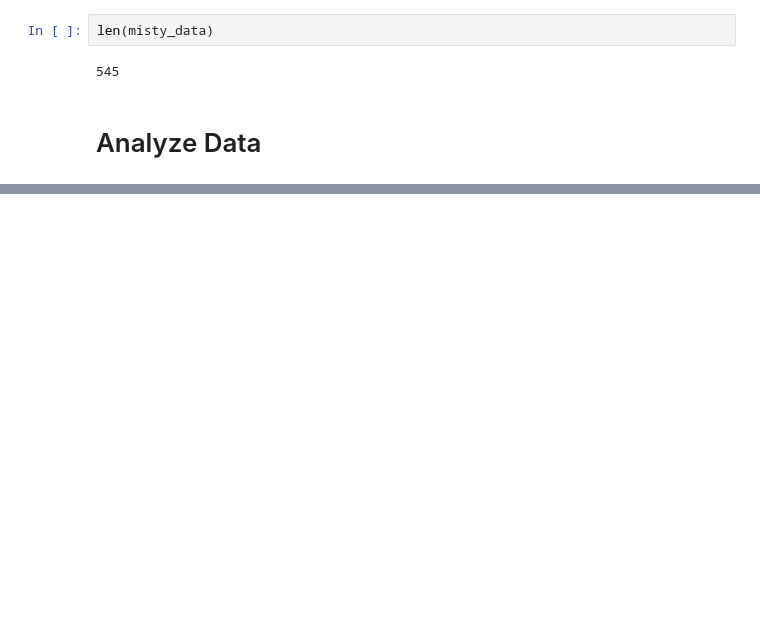
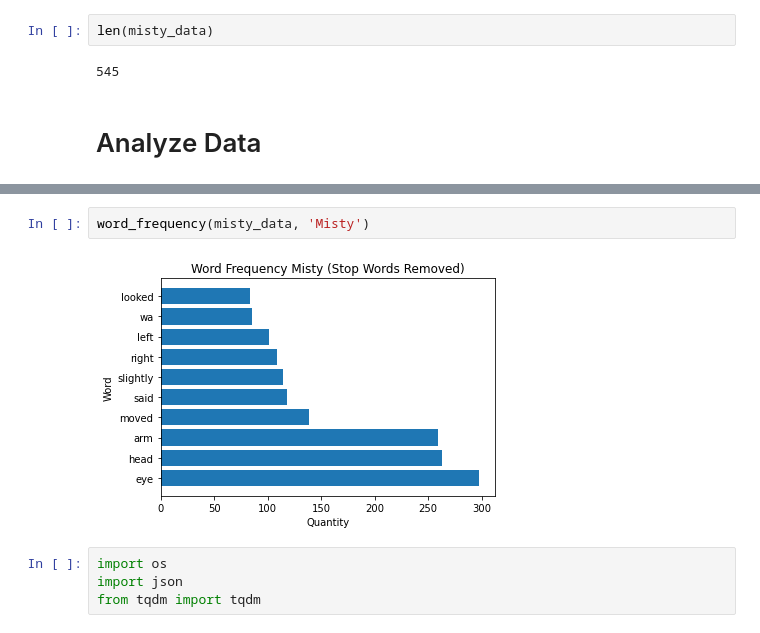
Before and after one commit to Diginyx/hadreb, a Jupyter notebook: analyses/RobotBehaivorDataAnalysis.ipynb, the cells around one changed output, grey strips where cells are left out. Cells and saved outputs as stored; diff of their text form; blank space fills up the shorter version.

```diff
--- a/analyses/RobotBehaivorDataAnalysis.ipynb
+++ b/analyses/RobotBehaivorDataAnalysis.ipynb
@@ -831,0 +1297,8 @@ vocab_size(misty_data)
+# %%
+word_frequency(misty_data, 'Misty')
+# %% [output]
+[figure, added]
+# %%
+import os
+import json
+from tqdm import tqdm
```
Also changed, not shown: parts of 81 cells of this notebook, 25 other files.
